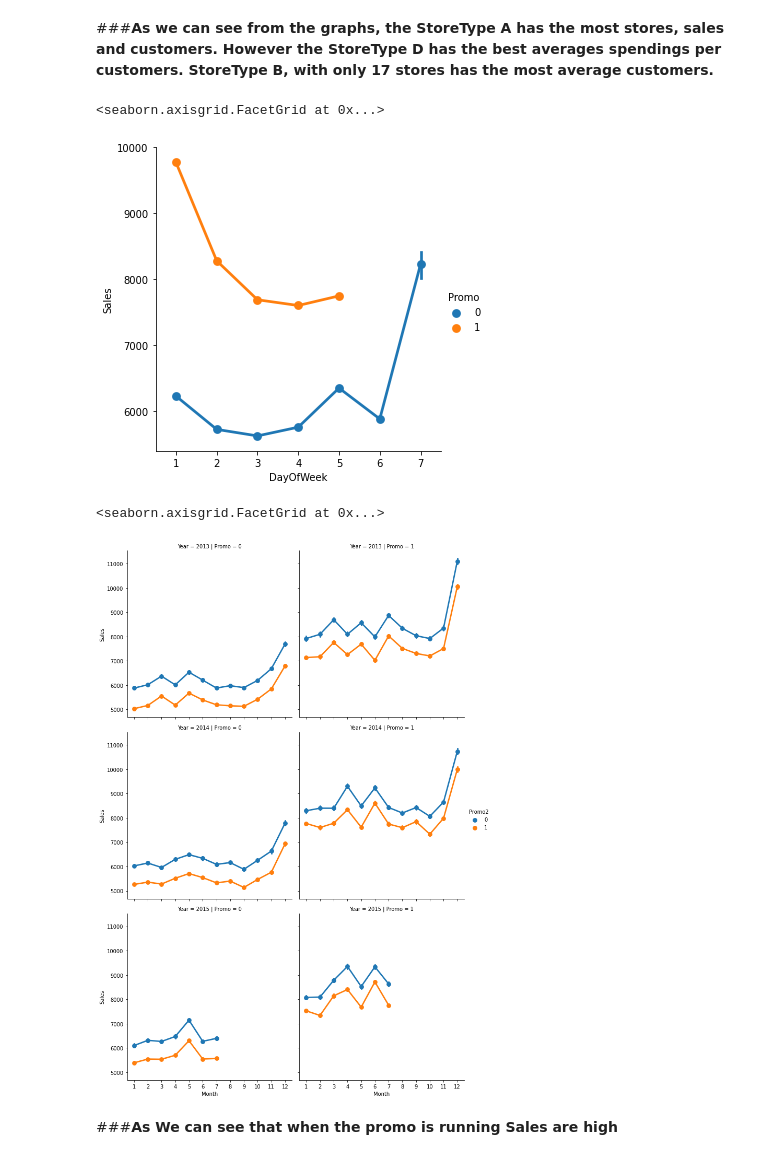
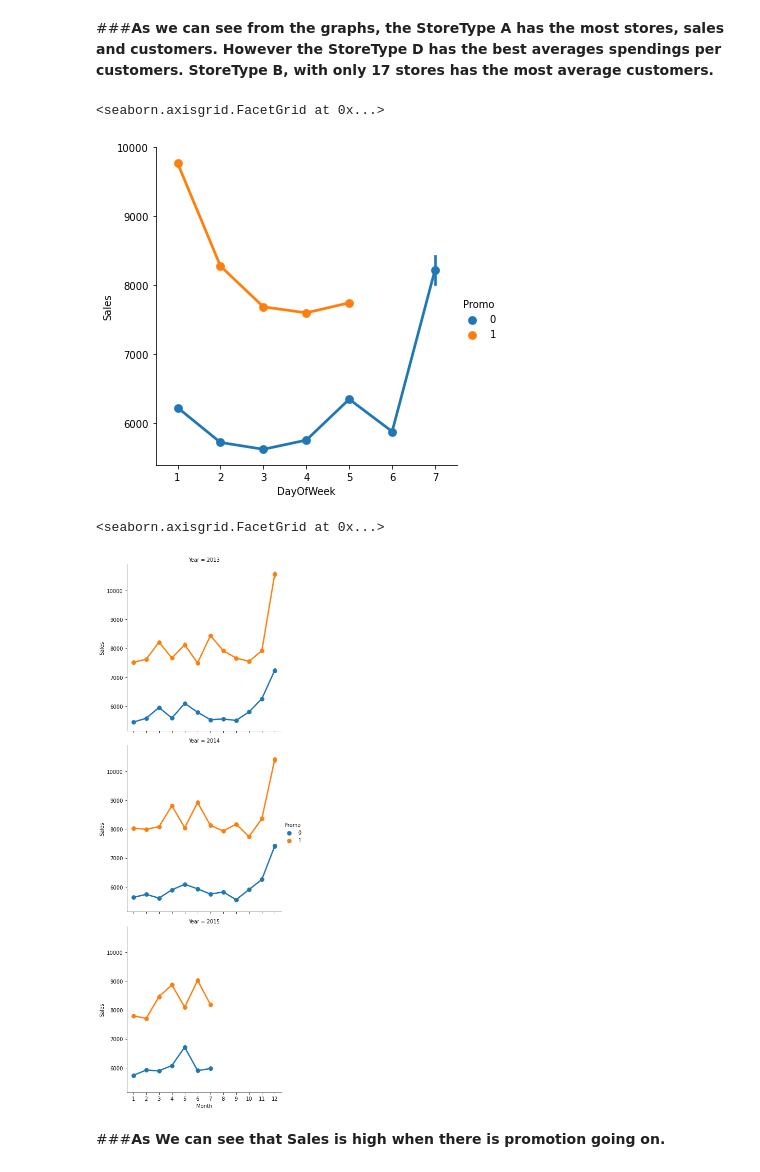
Before and after one commit to shubham-hub/Rossmann-Sales-Prediction, a Jupyter notebook: Capstone_Project_2_Shubham_Chavhan.ipynb, the cells around one changed output. Saved outputs shown, nothing was run; the diff lists cells and outputs as text; code cells hidden in the pictures.

```diff
--- a/Capstone_Project_2_Shubham_Chavhan.ipynb
+++ b/Capstone_Project_2_Shubham_Chavhan.ipynb
@@ -58,8 +58,8 @@ Mounted at /content/drive
 ##**Getting data from CSV file using Pandas**
 # %%
 #Importing the 2 datasets
-df_Sales = pd.read_csv('/content/drive/MyDrive/Retail Sales Dataset - Regression /Rossmann Stores Data.csv')
-df_Store = pd.read_csv('/content/drive/MyDrive/Retail Sales Dataset - Regression /store.csv')
+df_Sales = pd.read_csv('Rossmann Stores Data.csv')
+df_Store = pd.read_csv('store.csv')
 # %% [markdown]
 ###Let's see how our data looks like, and what all features we are having.
 # %%
@@ -287,7 +287,7 @@ df_Sales.shape
 # %% [markdown]
 ##**For Store Dataframe**
 # %%
-df_Store = pd.read_csv('/content/drive/MyDrive/Retail Sales Dataset - Regression /store.csv')
+# df_Store = pd.read_csv('/content/drive/MyDrive/Retail Sales Dataset - Regression /store.csv')
 # %%
 df_Store.head()
 # %% [output]
@@ -713,18 +722,18 @@ plt.show()
 sns.factorplot(data = df_rossmann_1, x = "DayOfWeek", y = "Sales", hue = "Promo")
 # %% [output]
 <seaborn.axisgrid.FacetGrid at 0x...>
-[figure, old version]
+[figure, new version]
 # %%
+# per store type in cols
 sns.factorplot(data = df_rossmann_1, x ="Month", y = "Sales",
-               col = 'Promo', # per store type in cols
-               hue = 'Promo2',
+               hue = 'Promo',
                row = "Year"
              )
 # %% [output]
 <seaborn.axisgrid.FacetGrid at 0x...>
-[figure, old version]
+[figure, new version]
 # %% [markdown]
-###**As We can see that when the promo is running Sales are high**
+###**As We can see that Sales is high when there is promotion going on.**
 # %%
 # Distributions
 for col in ['Sales', 'Customers']:
```
Also changed, not shown: parts of 148 cells of this notebook.
